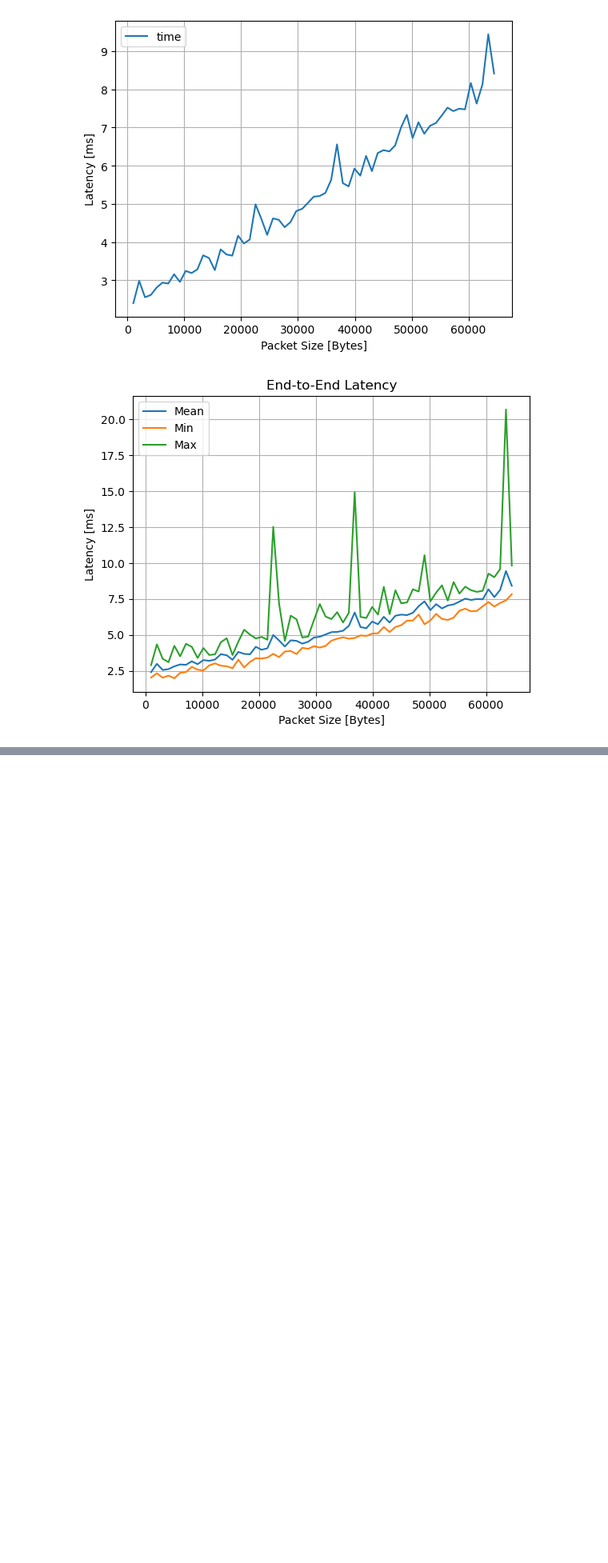
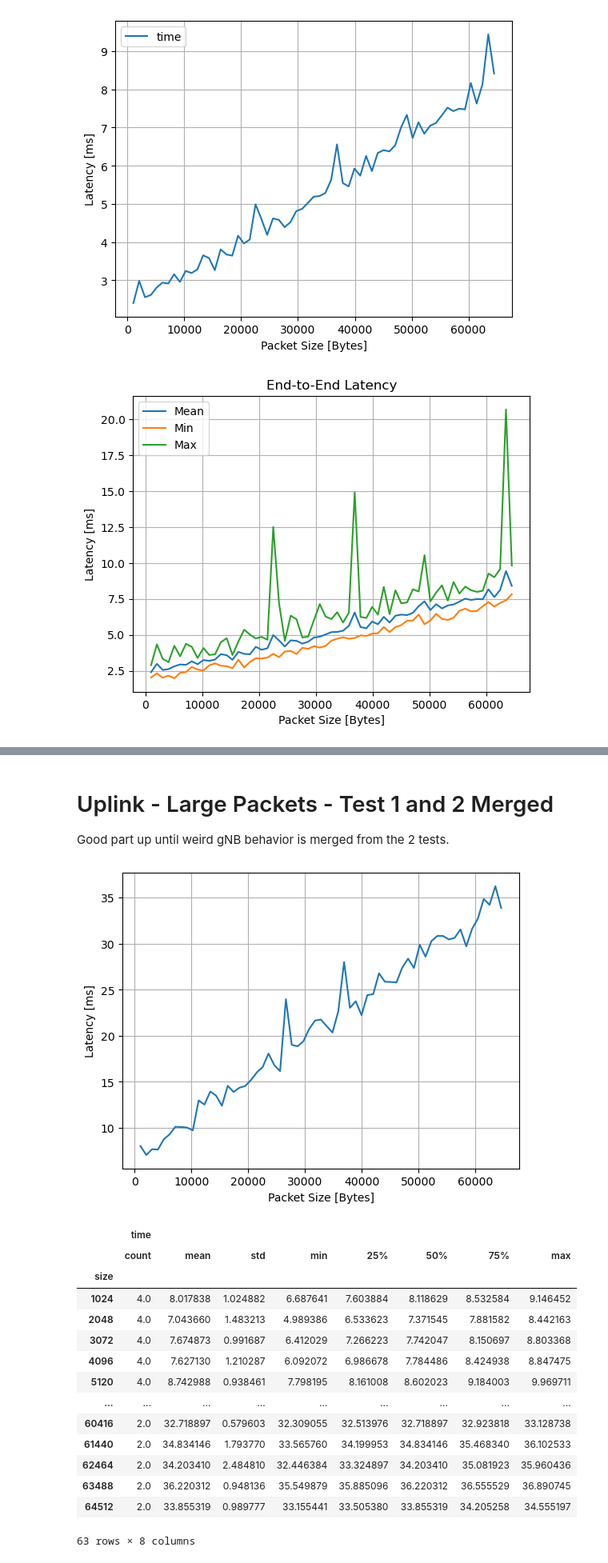
Before and after one commit to AAUCrisp/P8-ORAN-Delays, a Jupyter notebook: End-2-End/end-to-end-anal.ipynb, the cells around one changed output, grey strips where cells are left out. Shown at 80% size. Cells and saved outputs as stored; diff of their text form; code cells hidden in the pictures; blank space fills up the shorter version.

```diff
--- a/End-2-End/end-to-end-anal.ipynb
+++ b/End-2-End/end-to-end-anal.ipynb
@@ -47,0 +102,41 @@ plt.show()
+# %% [markdown]
+# Uplink - Large Packets - Test 1 and 2 Merged
+Good part up until weird gNB behavior is merged from the 2 tests.
+# %%
+df = pd.read_csv("uplink-test-1.csv")
+df = df[df["count"] < 110]
+df = df.drop(["count"], axis=1)
+df["time"] = df["time"] * 1000
+
+df2 = pd.read_csv("uplink-test-2.csv")
+df2 = df2[df2["count"] < 94]
+df2 = df2.drop(["count"], axis=1)
+df2["time"] = df2["time"] * 1000
+
+df_merged = pd.concat([df, df2], ignore_index=True)
+
+df_merged.groupby("size").mean().plot(legend=False)
+plt.xlabel("Packet Size [Bytes]")
+plt.ylabel("Latency [ms]")
+plt.grid()
+plt.savefig("ul-large-packets-end-to-end-latency-merged.png")
+plt.show()
+
+df_merged.groupby("size").describe()
+# %% [output]
+[figure, added]
+|  | time |  |  |  |  |  |  |  |
+|  | count | mean | std | min | 25% | 50% | 75% | max |
+| size |  |  |  |  |  |  |  |  |
+| 1024 | 4.0 | 8.017838 | 1.024882 | 6.687641 | 7.603884 | 8.118629 | 8.532584 | 9.146452 |
+| 2048 | 4.0 | 7.043660 | 1.483213 | 4.989386 | 6.533623 | 7.371545 | 7.881582 | 8.442163 |
+| 3072 | 4.0 | 7.674873 | 0.991687 | 6.412029 | 7.266223 | 7.742047 | 8.150697 | 8.803368 |
+| 4096 | 4.0 | 7.627130 | 1.210287 | 6.092072 | 6.986678 | 7.784486 | 8.424938 | 8.847475 |
+| 5120 | 4.0 | 8.742988 | 0.938461 | 7.798195 | 8.161008 | 8.602023 | 9.184003 | 9.969711 |
+| ... | ... | ... | ... | ... | ... | ... | ... | ... |
+| 60416 | 2.0 | 32.718897 | 0.579603 | 32.309055 | 32.513976 | 32.718897 | 32.923818 | 33.128738 |
+| 61440 | 2.0 | 34.834146 | 1.793770 | 33.565760 | 34.199953 | 34.834146 | 35.468340 | 36.102533 |
+| 62464 | 2.0 | 34.203410 | 2.484810 | 32.446384 | 33.324897 | 34.203410 | 35.081923 | 35.960436 |
+| 63488 | 2.0 | 36.220312 | 0.948136 | 35.549879 | 35.885096 | 36.220312 | 36.555529 | 36.890745 |
+| 64512 | 2.0 | 33.855319 | 0.989777 | 33.155441 | 33.505380 | 33.855319 | 34.205258 | 34.555197 |
+63 rows × 8 columns
```
Also changed, not shown: parts of 10 cells of this notebook, 3 other files.
